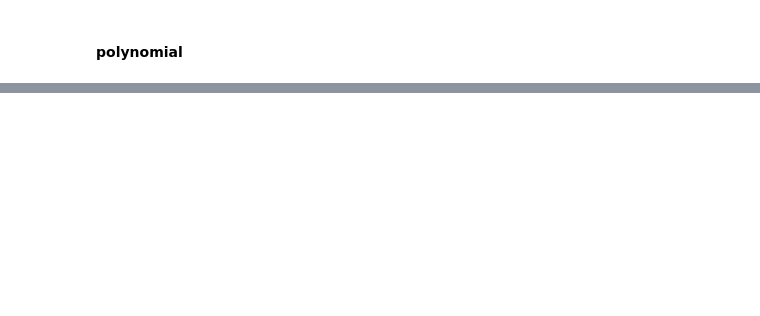
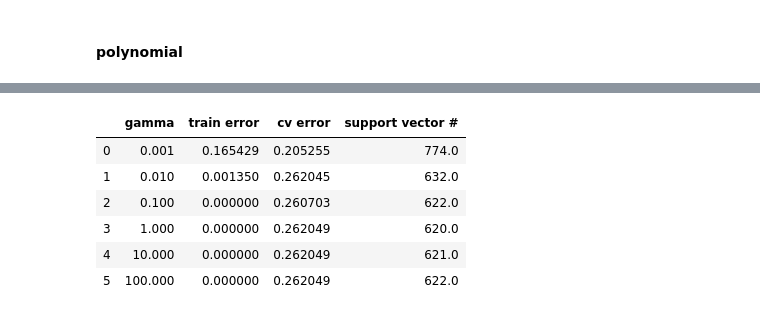
Before and after one commit to anuraag94/problem-set-6, a Jupyter notebook: Kwon_Yoojin_HW6.ipynb, the cells around one changed output, grey strips where cells are left out. Cells and saved outputs as stored; diff of their text form; code cells hidden in the pictures; blank space fills up the shorter version.

```diff
--- a/Kwon_Yoojin_HW6.ipynb
+++ b/Kwon_Yoojin_HW6.ipynb
@@ -452,6 +471,6 @@ df
 # %%
 tuned_parameters = {'C': [0.00001, 0.0001, 0.001, 0.01, 0.1, 1, 5],
-                   'gamma': [0.1, 1, 10]}
+                   'gamma': [0.001, 0.01, 0.1, 1, 10, 100]}
 
 clf = GridSearchCV(SVC(kernel='rbf'), tuned_parameters, cv=10, scoring='accuracy')
 clf.fit(x_train, y_train)
@@ -464,14 +496,14 @@ clf.best_params_
 # %%
 degree = [1,2,3,4,5]
 result = []
-for c in cost:
-    svc = SVC(kernel = 'poly', C = c, random_state = 3)
+for d in degree:
+    svc = SVC(kernel = 'poly', degree = d, random_state = 3)
     svc.fit(x_train, y_train)
     train_err = 1 - svc.score(x_train, y_train)
     cv_err = 1 - cross_val_score(svc, x_train, y_train, cv = 10).mean()
     num_vectors = svc.support_.size
 
-    result.append([c, train_err, cv_err, num_vectors])
+    result.append([d, train_err, cv_err, num_vectors])
 
 df = pd.DataFrame(data = np.asarray(result),
                   columns = ['degree', 'train error', 'cv error','support vector #'])
@@ -496,19 +544,27 @@ df
 # %%
-gamma = [0.1, 1, 10]
+gamma = [0.001, 0.01, 0.1, 1, 10, 100]
 result = []
 for g in gamma:
-    svc = SVC(kernel = 'poly', C = c, random_state = 3)
+    svc = SVC(kernel = 'poly', gamma = g, random_state = 3)
     svc.fit(x_train, y_train)
     train_err = 1 - svc.score(x_train, y_train)
     cv_err = 1 - cross_val_score(svc, x_train, y_train, cv = 10).mean()
     num_vectors = svc.support_.size
 
     result.append([g, train_err, cv_err, num_vectors])
 
 df = pd.DataFrame(data = np.asarray(result),
                   columns = ['gamma', 'train error', 'cv error','support vector #'])
 
 df
+# %% [output]
+|  | gamma | train error | cv error | support vector # |
+| 0 | 0.001 | 0.165429 | 0.205255 | 774.0 |
+| 1 | 0.010 | 0.001350 | 0.262045 | 632.0 |
+| 2 | 0.100 | 0.000000 | 0.260703 | 622.0 |
+| 3 | 1.000 | 0.000000 | 0.262049 | 620.0 |
+| 4 | 10.000 | 0.000000 | 0.262049 | 621.0 |
+| 5 | 100.000 | 0.000000 | 0.262049 | 622.0 |
 # %%
 tuned_parameters = {'degree': [1,2,3,4,5],
                     'C': [0.00001, 0.0001, 0.001, 0.01, 0.1, 1, 5],
```
Also changed, not shown: parts of 37 cells of this notebook.
